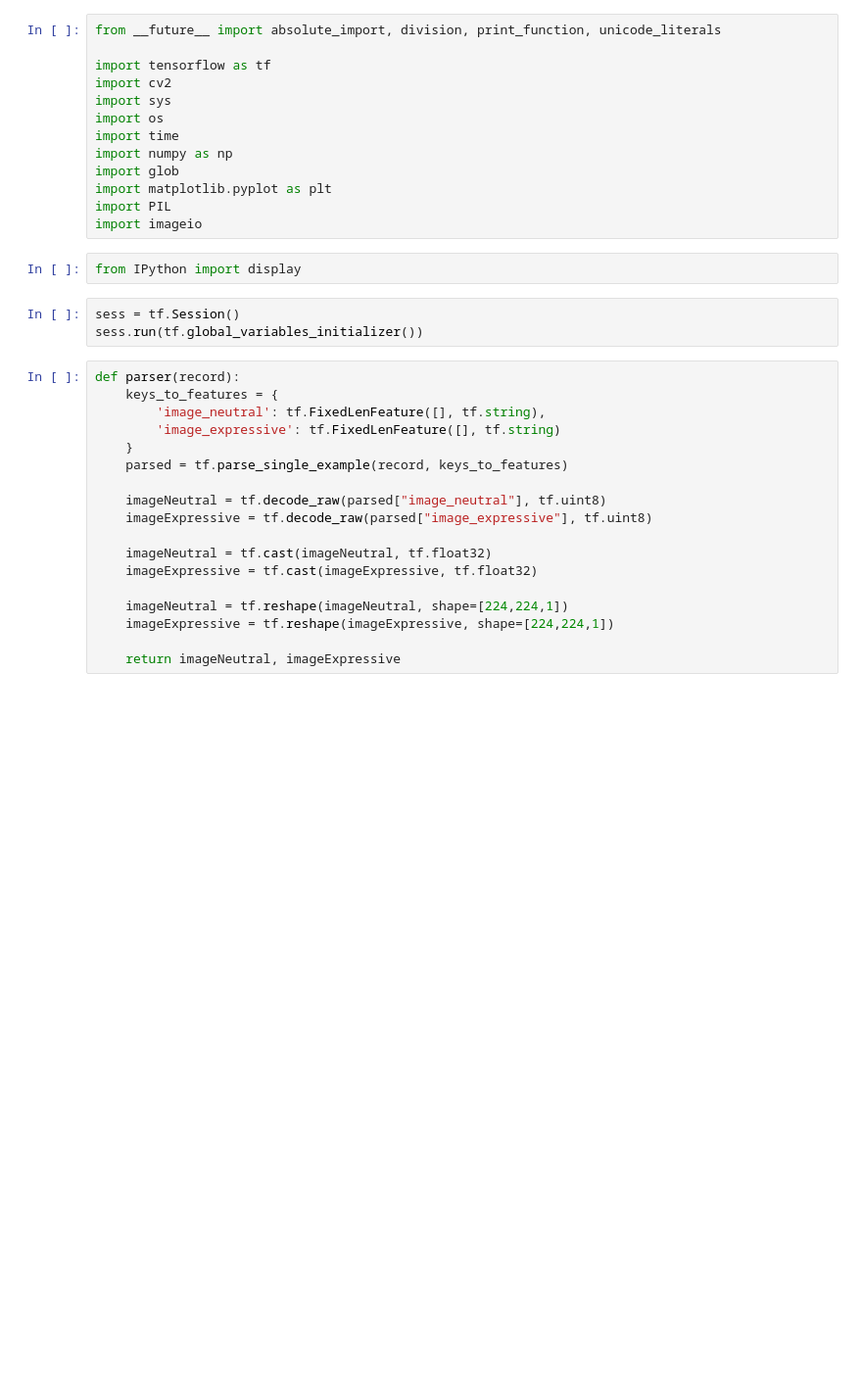
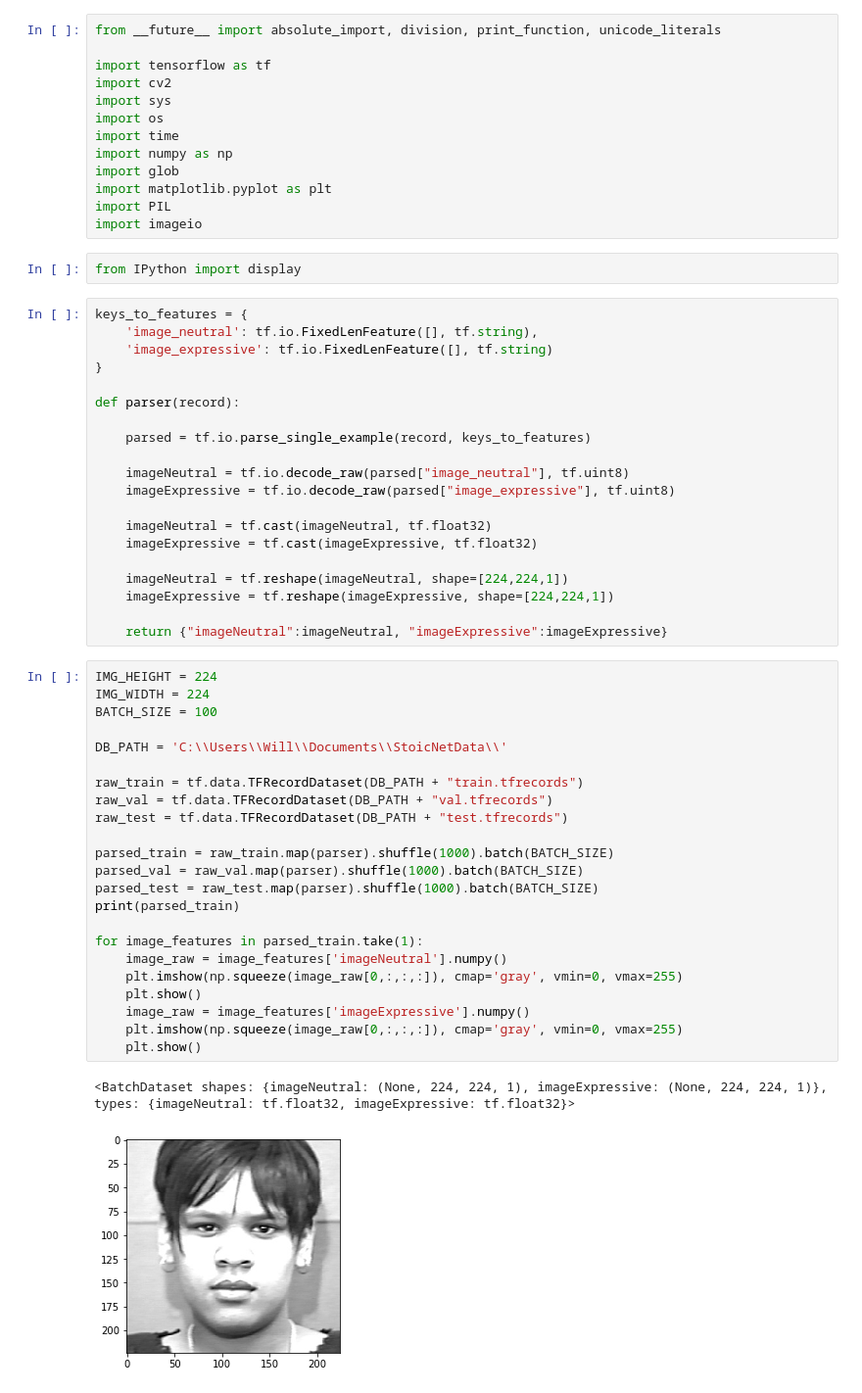
Before and after one commit to willtc111/StoicNet, a Jupyter notebook: Trainer.ipynb, the cells around one changed output. Shown: that part at 98% size. Saved outputs shown, nothing was run; the diff lists cells and outputs as text; blank space fills up the shorter version.

```diff
--- a/Trainer.ipynb
+++ b/Trainer.ipynb
@@ -13,19 +13,18 @@ import PIL
 import imageio
 # %%
 from IPython import display
-# %%
-sess = tf.Session()
-sess.run(tf.global_variables_initializer())
 # %%
+keys_to_features = {
+    'image_neutral': tf.io.FixedLenFeature([], tf.string),
+    'image_expressive': tf.io.FixedLenFeature([], tf.string)
+}
+
 def parser(record):
-    keys_to_features = {
-        'image_neutral': tf.FixedLenFeature([], tf.string),
-        'image_expressive': tf.FixedLenFeature([], tf.string)
-    }
-    parsed = tf.parse_single_example(record, keys_to_features)
 
-    imageNeutral = tf.decode_raw(parsed["image_neutral"], tf.uint8)
-    imageExpressive = tf.decode_raw(parsed["image_expressive"], tf.uint8)
+    parsed = tf.io.parse_single_example(record, keys_to_features)
+
+    imageNeutral = tf.io.decode_raw(parsed["image_neutral"], tf.uint8)
+    imageExpressive = tf.io.decode_raw(parsed["image_expressive"], tf.uint8)
 
     imageNeutral = tf.cast(imageNeutral, tf.float32)
     imageExpressive = tf.cast(imageExpressive, tf.float32)
@@ -33,4 +32,30 @@ def parser(record):
     imageNeutral = tf.reshape(imageNeutral, shape=[224,224,1])
     imageExpressive = tf.reshape(imageExpressive, shape=[224,224,1])
 
-    return imageNeutral, imageExpressive
+    return {"imageNeutral":imageNeutral, "imageExpressive":imageExpressive}
+# %%
+IMG_HEIGHT = 224
+IMG_WIDTH = 224
+BATCH_SIZE = 100
+
+DB_PATH = 'C:\\Users\\Will\\Documents\\StoicNetData\\'
+
+raw_train = tf.data.TFRecordDataset(DB_PATH + "train.tfrecords")
+raw_val = tf.data.TFRecordDataset(DB_PATH + "val.tfrecords")
+raw_test = tf.data.TFRecordDataset(DB_PATH + "test.tfrecords")
+
+parsed_train = raw_train.map(parser).shuffle(1000).batch(BATCH_SIZE)
+parsed_val = raw_val.map(parser).shuffle(1000).batch(BATCH_SIZE)
+parsed_test = raw_test.map(parser).shuffle(1000).batch(BATCH_SIZE)
+print(parsed_train)
+
+for image_features in parsed_train.take(1):
+    image_raw = image_features['imageNeutral'].numpy()
+    plt.imshow(np.squeeze(image_raw[0,:,:,:]), cmap='gray', vmin=0, vmax=255)
+    plt.show()
+    image_raw = image_features['imageExpressive'].numpy()
+    plt.imshow(np.squeeze(image_raw[0,:,:,:]), cmap='gray', vmin=0, vmax=255)
+    plt.show()
+# %% [output]
+<BatchDataset shapes: {imageNeutral: (None, 224, 224, 1), imageExpressive: (None, 224, 224, 1)}, types: {imageNeutral: tf.float32, imageExpressive: tf.float32}>
+[figure, added]
```
Also changed, not shown: parts of 6 cells of this notebook, 1 other file.
